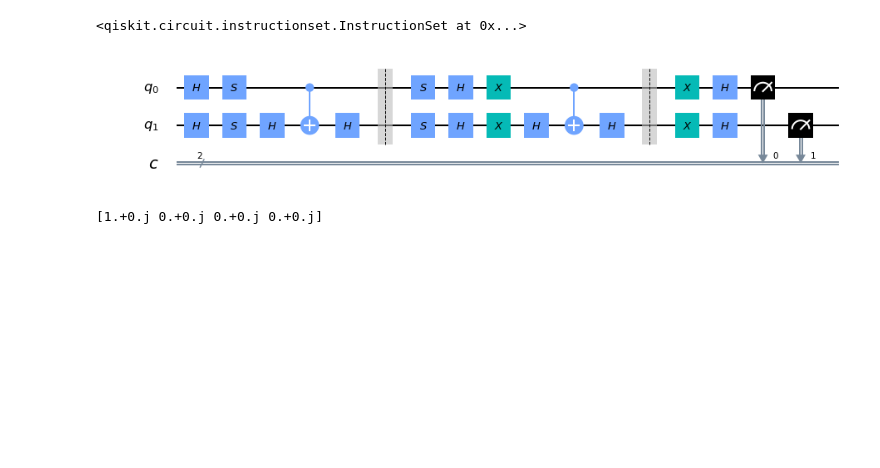
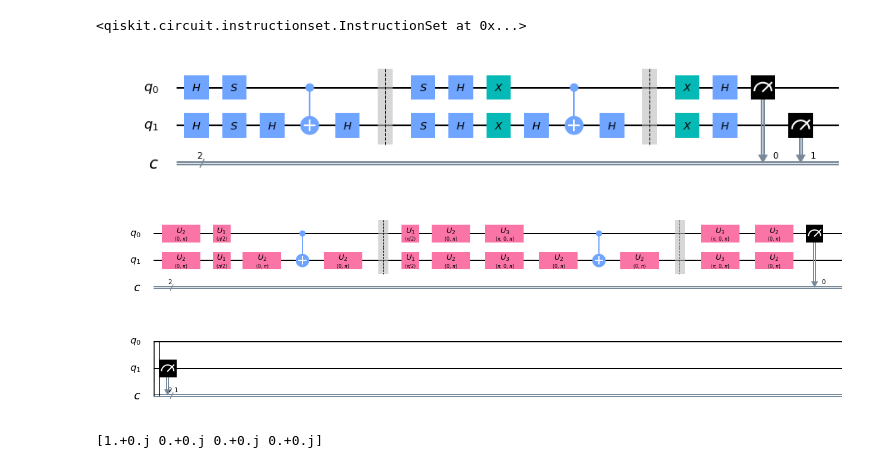
Before and after one commit to Syed-Al-Khwarizmi/Quantum-Computing-Implementations, a Jupyter notebook: Introductory Quantum Circuits and Perceptron implementations.ipynb, the cells around one changed output. Cells and saved outputs as stored; diff of their text form; code cells hidden in the pictures; blank space fills up the shorter version.

```diff
--- a/Introductory Quantum Circuits and Perceptron implementations.ipynb
+++ b/Introductory Quantum Circuits and Perceptron implementations.ipynb
@@ -99,4 +104,9 @@ qperp.measure(1, 1)
 qperp.draw(output='mpl')
 # %% [output]
 [figure]
+# %%
+circ_basis = qperp.decompose()
+circ_basis.draw(output='mpl')
+# %% [output]
+[figure, added]
 # %%
```
Also changed, not shown: parts of 12 cells of this notebook.
